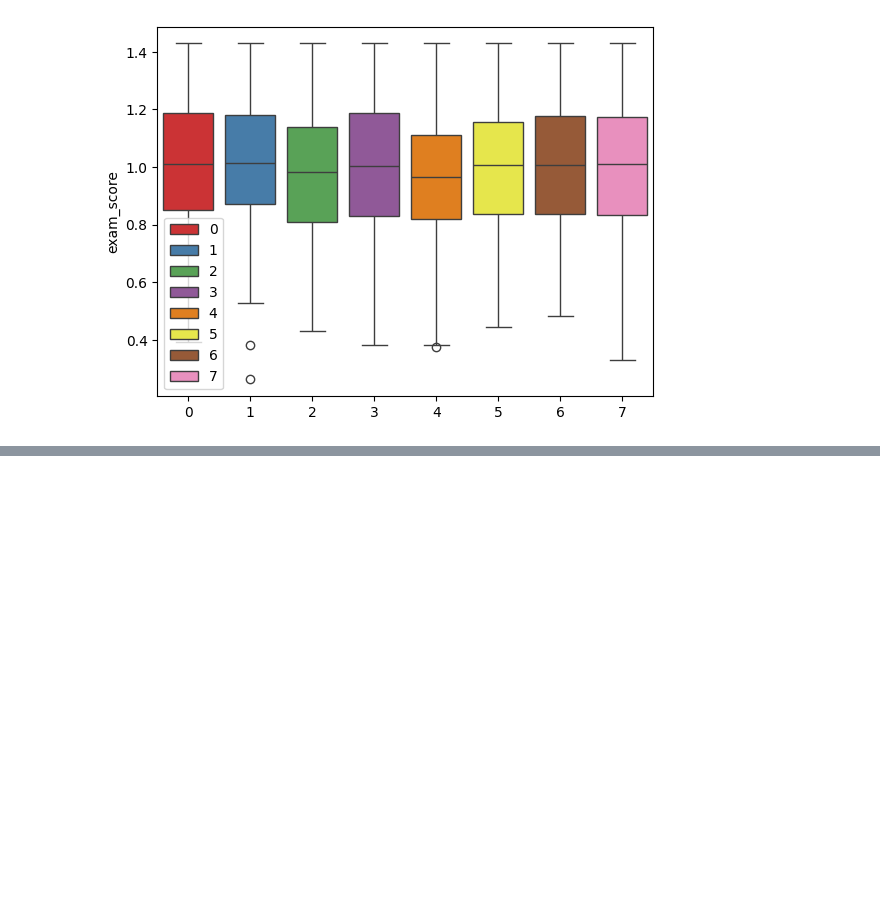
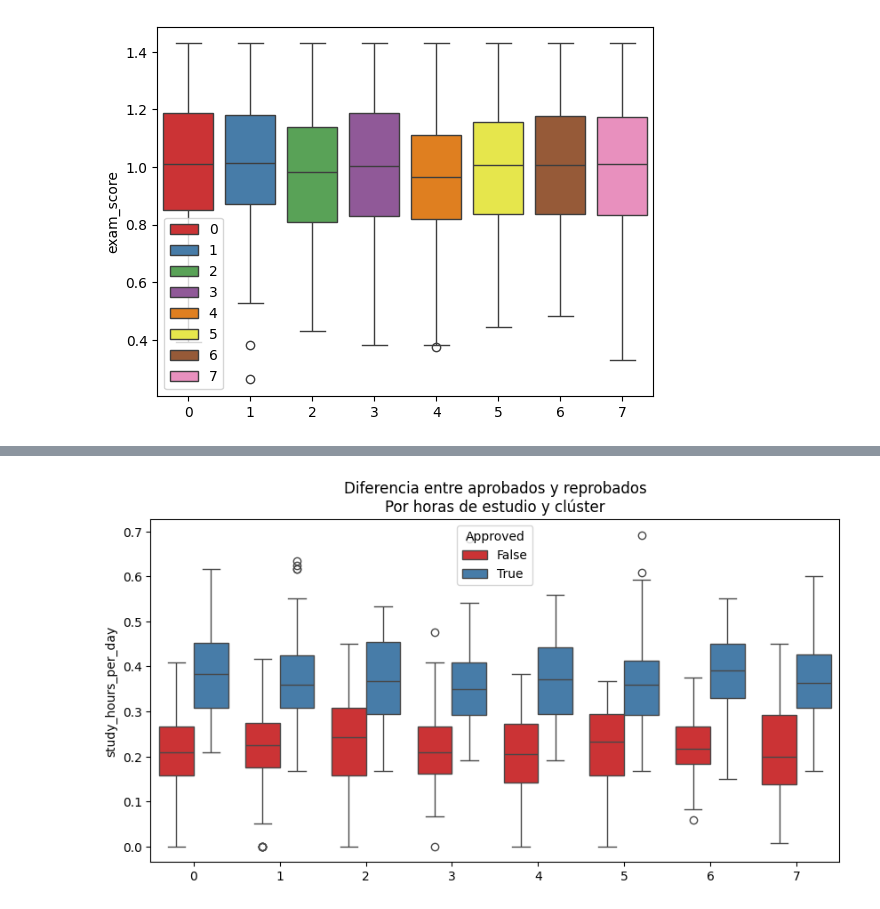
Before and after one commit to dragonnomada/ciencia-datos-intermedio-consar-2025, a Jupyter notebook: sesion08/s801.ipynb, the cells around one changed output, grey strips where cells are left out. Saved outputs shown, nothing was run; the diff lists cells and outputs as text; code cells hidden in the pictures; blank space fills up the shorter version.

```diff
--- a/sesion08/s801.ipynb
+++ b/sesion08/s801.ipynb
@@ -301,0 +324,8 @@ seaborn.boxplot(x=g, y=x15, hue=g, palette="Set1")
+# %%
+figure, axis = pyplot.subplots(figsize=(10, 5))
+a = pandas.Series(x15 >= 1, name="Approved")
+seaborn.boxplot(x=g, y=x3, hue=a, palette="Set1", ax=axis) # Diferencia en fuerza de estudio entre aprobados y reprobados por clúster
+pyplot.title("Diferencia entre aprobados y reprobados\nPor horas de estudio y clúster")
+pyplot.show()
+# %% [output]
+[figure, added]
```
Also changed, not shown: parts of 9 cells of this notebook.
